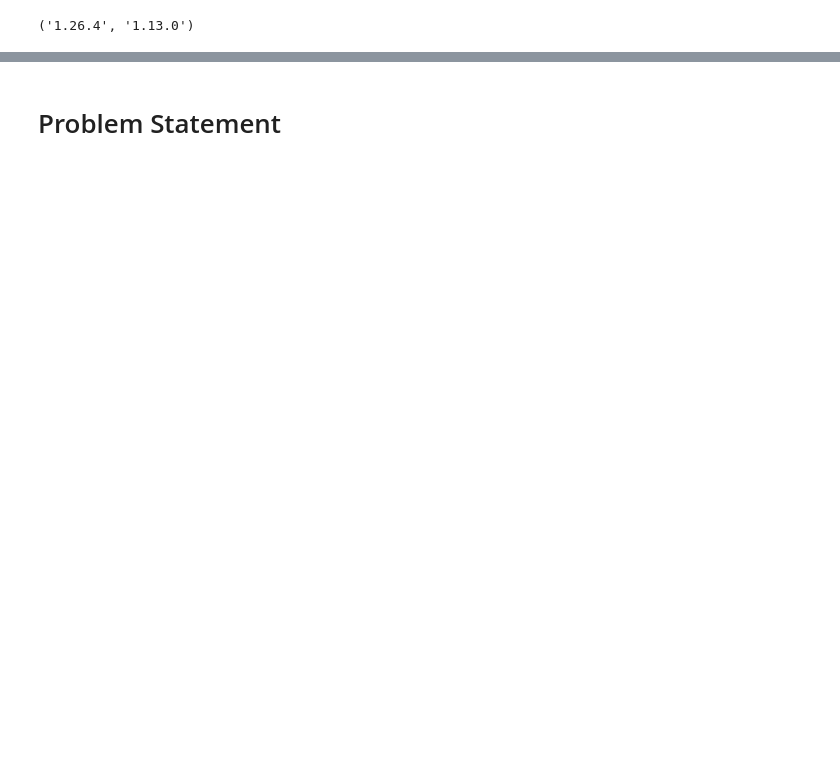
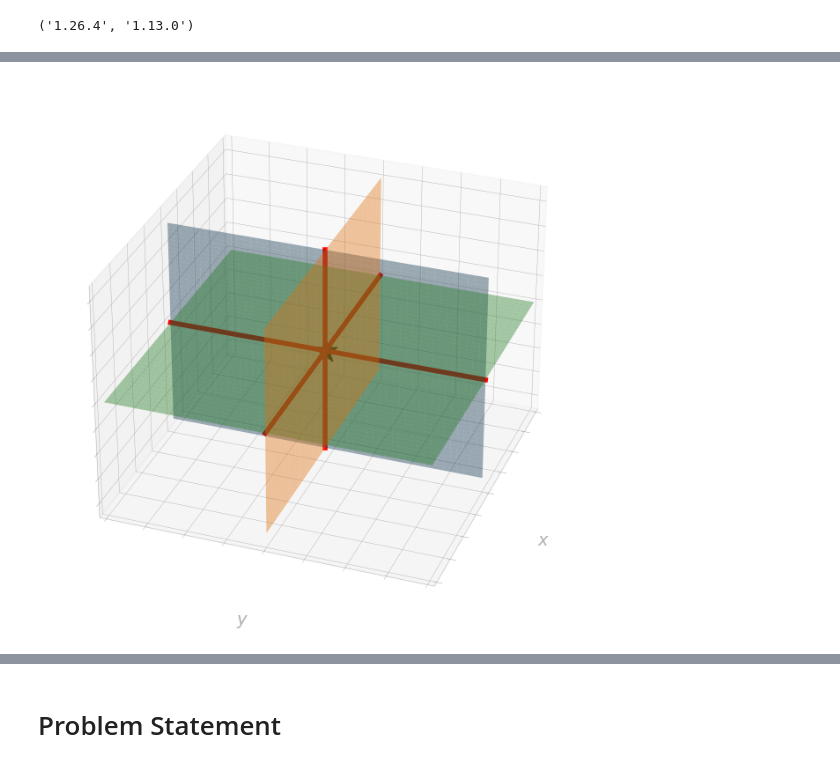
Before and after one commit to Kai-Striega/speech-numpy-solve, a Jupyter notebook: numpy_solve.ipynb, the cells around one changed output, grey strips where cells are left out. Saved outputs shown, nothing was run; the diff lists cells and outputs as text; code cells hidden in the pictures; blank space fills up the shorter version.

```diff
--- a/numpy_solve.ipynb
+++ b/numpy_solve.ipynb
@@ -11,0 +157,60 @@ np.__version__, sp.__version__
+# %%
+x = np.linspace(-1, 1, 50)
+y = np.linspace(-1, 1, 50)
+z = np.linspace(-1, 1, 50)
+X, Y, Z = np.meshgrid(x,y,z)
+# horizontal planes with z = 0
+z0 = np.zeros_like(X)
+
+# another two plane with the equation: z1 = -10 * y + 10, z2 = 10 * y + 10
+z1 = -10 * Y + 10
+z2 = 10 * Y + 10
+data = [z0, z1, z2]
+colors = ["orange", "green", "blue"]
+
+fig = plt.figure(figsize=(8,8))
+ax = plt.axes(projection='3d')
+
+for i in range(0, 3):
+    oneDim = np.linspace(-1, 1, 50)
+    otherDim = np.linspace(-1, 1, 50)
+    oneDim, otherDim = np.meshgrid(oneDim, otherDim)
+    data = [oneDim, otherDim]
+    data.insert(i, np.zeros_like(oneDim))
+    ax.plot_surface(data[0], data[1], data[2], alpha=0.4, zorder=1)
+ax.set_xlabel(r"$x$")
+ax.set_xticklabels([])
+ax.set_ylabel(r"$y$")
+ax.set_yticklabels([])
+ax.set_zlabel(r'$z$')
+ax.set_zticklabels([])
+
+# use sympy to solve the two intersection lines
+x, y, z = sympy.symbols('x, y, z')
+eq0 = sympy.Eq(z, 0)
+eq1 = sympy.Eq(y, 0)
+eq2 = sympy.Eq(x, 0)
+sol = sympy.solve([eq0, eq1, eq2], dict=True)
+sol01 = sympy.solve([eq0, eq1], dict=True)
+sol02 = sympy.solve([eq0, eq2], dict=True)
+sol12 = sympy.solve([eq1, eq2], dict=True)
+
+ax.plot(np.linspace(-1, 1, 10),
+        np.ones(10) * sol01[0][y],
+        np.ones(10) * sol01[0][z],
+        linewidth=4, color='red')
+ax.plot(np.ones(10) * sol02[0][x],
+        np.linspace(-1, 1, 10),
+        np.ones(10) * sol02[0][z],
+        linewidth=4, color='red')
+ax.plot(np.ones(10) * sol12[0][x],
+        np.ones(10) * sol12[0][y],
+        np.linspace(-1, 1, 10),
+        linewidth=4, color='red')
+ax.scatter(sol[0][x], sol[0][y], sol[0][z], marker='*', s=400, color='k')
+ax.view_init(elev=30, azim=20)
+
+plt.savefig("images/3d_system_of_equations_with_unique_solution.png", transparent=True, bbox_inches="tight")
+plt.show()
+# %% [output]
+[figure, added]
```
Also changed, not shown: parts of 44 cells of this notebook, 2 other files.
